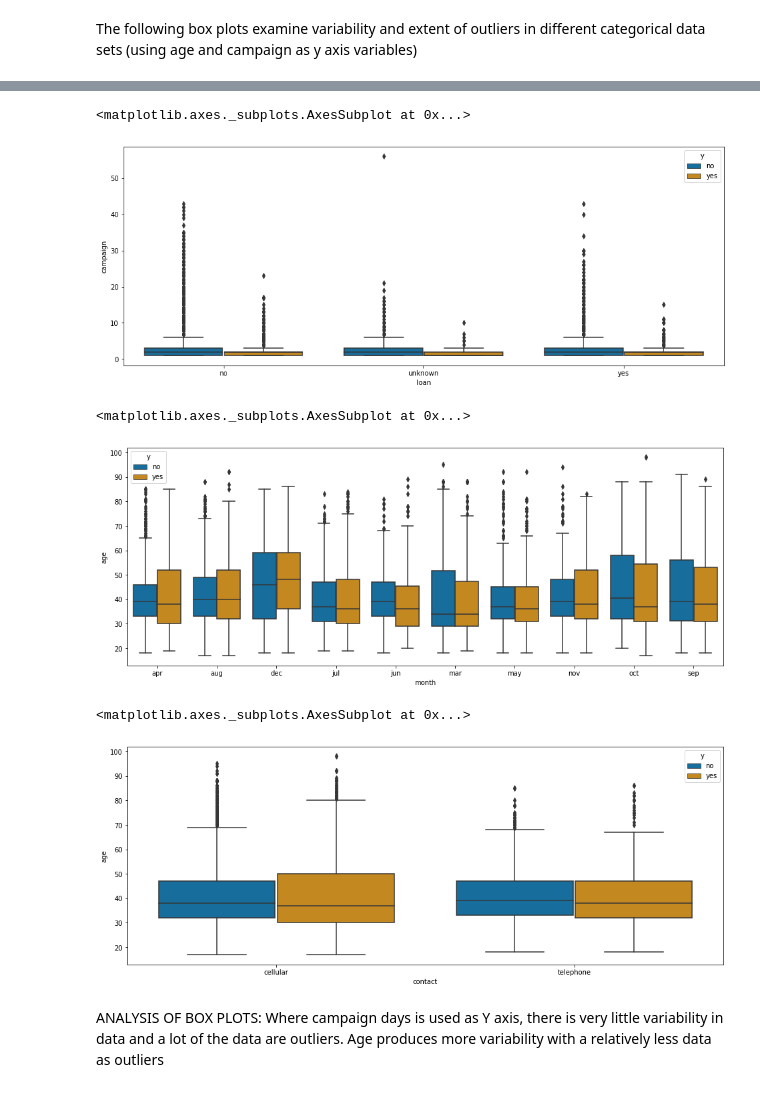
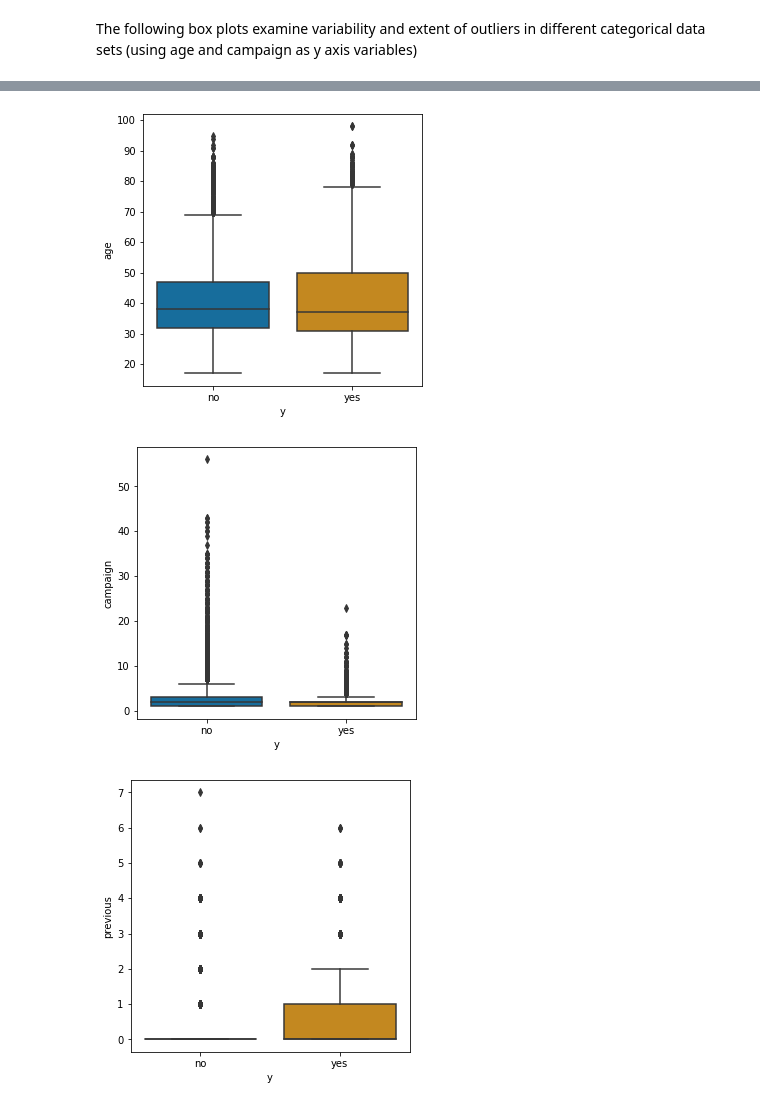
Before and after one commit to Dataforreal/springboard, a Jupyter notebook: Capstone_1/Capstone_Project_1.ipynb, the cells around one changed output, grey strips where cells are left out. Drawn from its saved outputs; the diff is of its cells as text; code cells hidden in the pictures.

```diff
--- a/Capstone_1/Capstone_Project_1.ipynb
+++ b/Capstone_1/Capstone_Project_1.ipynb
@@ -443,21 +542,9 @@ sns.boxplot(y='age', x='loan', data=train, palette="colorblind", hue='y')
-# %%
-plt.figure(figsize=(16, 6))
-sns.boxplot(y='campaign', x='loan', data=train, palette="colorblind", hue='y')
-# %% [output]
-<matplotlib.axes._subplots.AxesSubplot at 0x...>
-[figure, removed]
-# %%
-plt.figure(figsize=(16, 6))
-sns.boxplot(y='age', x='month', data=train, palette="colorblind", hue='y')
-# %% [output]
-<matplotlib.axes._subplots.AxesSubplot at 0x...>
-[figure, removed]
-# %%
-plt.figure(figsize=(16, 6))
-sns.boxplot(y='age', x='contact', data=train, palette="colorblind", hue='y')
-# %% [output]
-<matplotlib.axes._subplots.AxesSubplot at 0x...>
-[figure, removed]
-# %% [markdown]
-ANALYSIS OF BOX PLOTS:
-Where campaign days is used as Y axis, there is very little variability in data and a lot of the data are outliers. Age produces more variability with a relatively less data as outliers
+# %%
+boxplot = ['age', 'campaign', 'previous', 'emp.var.rate', 'cons.price.idx', 'cons.conf.idx', 'euribor3m', 'nr.employed', 'pdays']
+for col in boxplot:
+    plt.figure(figsize=(5, 5))
+    sns.boxplot(y=col, x='y', data=train, palette="colorblind")
+# %% [output]
+[figure, added]
+[figure, added]
+[figure, added]
```
Also changed, not shown: parts of 42 cells of this notebook.
